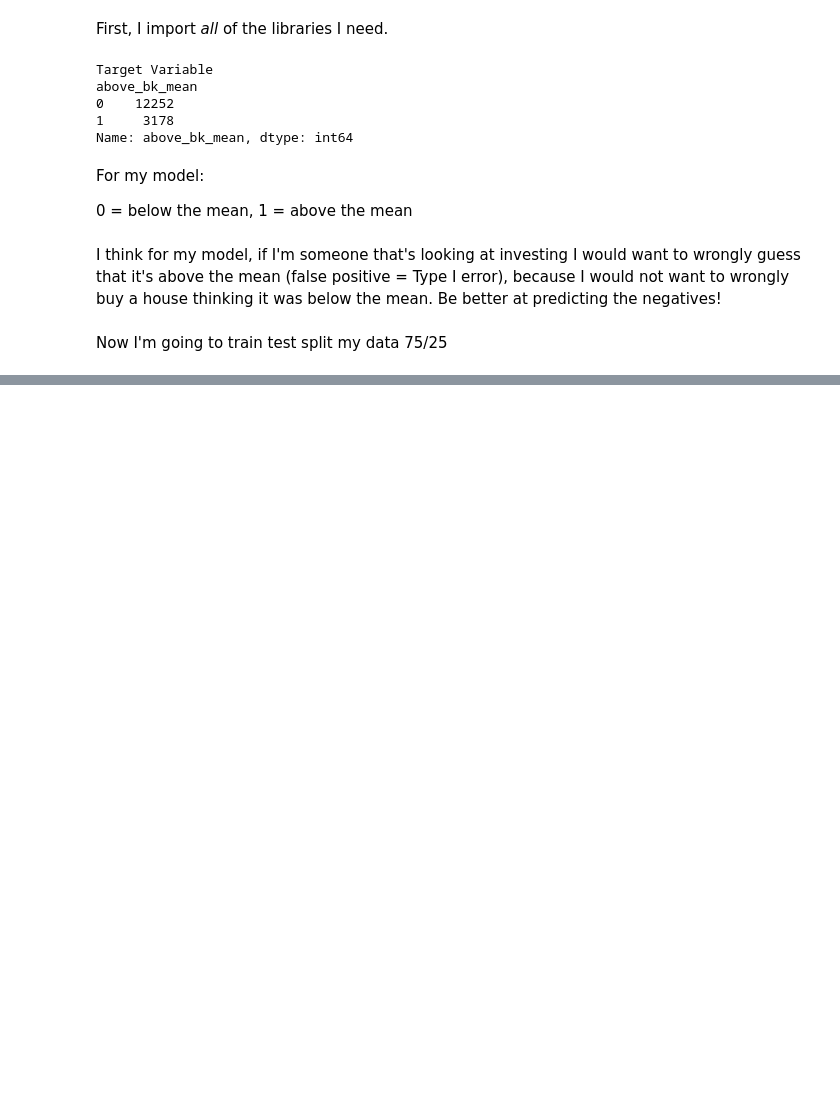
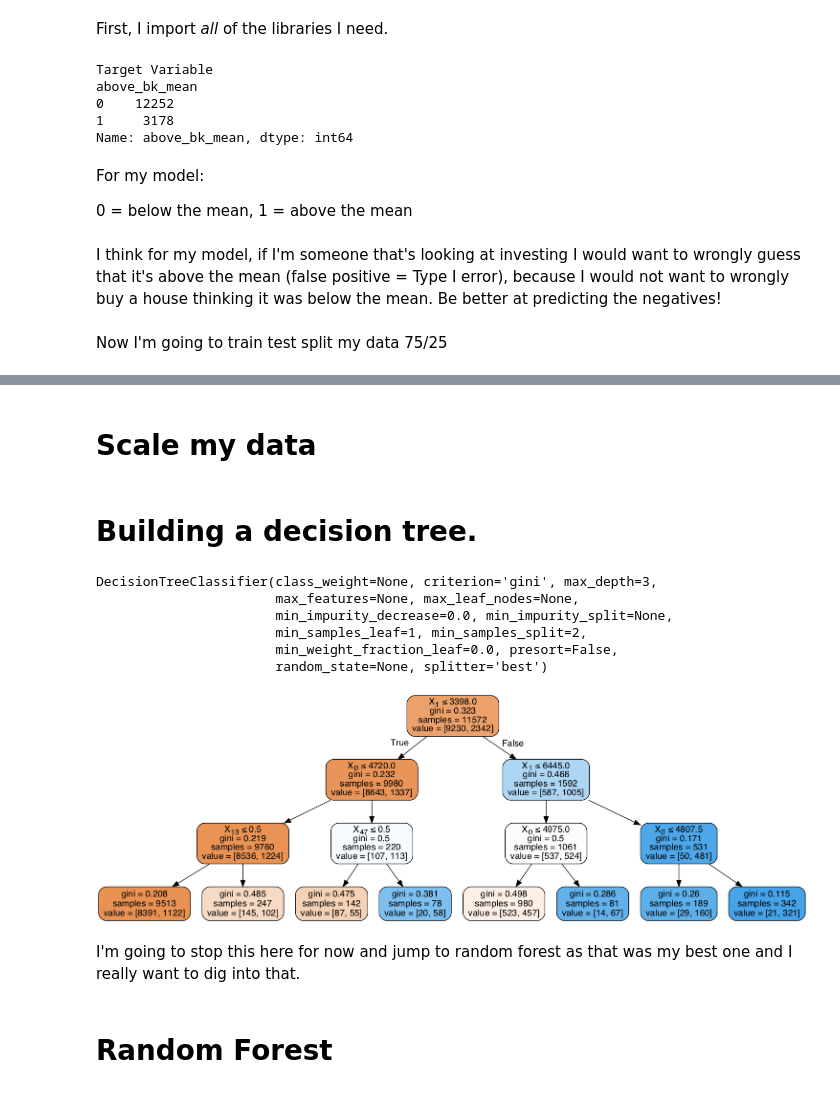
Before and after one commit to ssmithie/classification_project, a Jupyter notebook: Modeling2.0.ipynb, the cells around one changed output, grey strips where cells are left out. Cells and saved outputs as stored; diff of their text form; code cells hidden in the pictures; blank space fills up the shorter version.

```diff
--- a/Modeling2.0.ipynb
+++ b/Modeling2.0.ipynb
@@ -94,0 +203,32 @@ How "specific" (or "selective") is the classifier in predicting positive instanc
+# %% [markdown]
+# Scale my data
+# %%
+X_train, X_test, y_train, y_test = train_test_split(X, y, test_size=0.25, random_state=38)
+scaler = StandardScaler()
+scaler.fit(X_train)
+
+Xs_train = scaler.transform(X_train)
+Xs_test = scaler.transform(X_test)
+# %% [markdown]
+# Building a decision tree.
+# %%
+# fitting my data to a decision tree classifier
+ctree=DecisionTreeClassifier(max_depth = 3)
+ctree.fit(X_train, y_train)
+# %% [output]
+DecisionTreeClassifier(class_weight=None, criterion='gini', max_depth=3,
+                       max_features=None, max_leaf_nodes=None,
+                       min_impurity_decrease=0.0, min_impurity_split=None,
+                       min_samples_leaf=1, min_samples_split=2,
+                       min_weight_fraction_leaf=0.0, presort=False,
+                       random_state=None, splitter='best')
+# %%
+# visualizing my tree
+dot_data = StringIO()
+export_graphviz(ctree, out_file=dot_data,
+                rounded=True, filled=True,
+                special_characters=True)
+graph = pydotplus.graph_from_dot_data(dot_data.getvalue())
+Image(graph.create_png())
+# %% [output]
+[figure, added]
@@ -94,0 +237,4 @@ How "specific" (or "selective") is the classifier in predicting positive instanc
+# %% [markdown]
+I'm going to stop this here for now and jump to random forest as that was my best one and I really want to dig into that.
+# %% [markdown]
+# Random Forest
```
Also changed, not shown: parts of 35 cells of this notebook, 2 other files.
